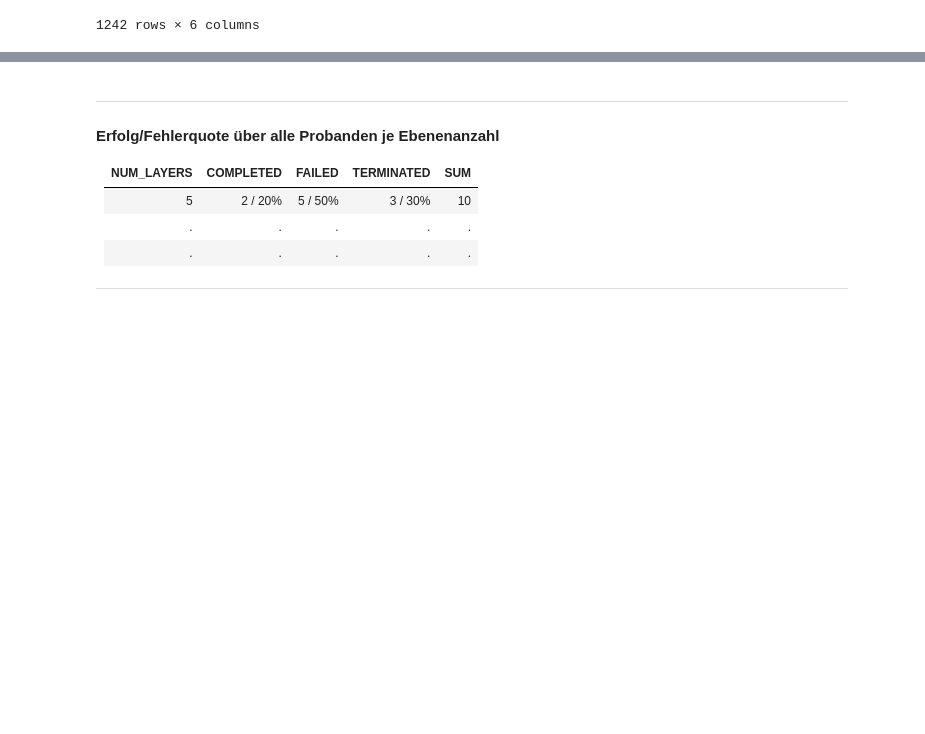
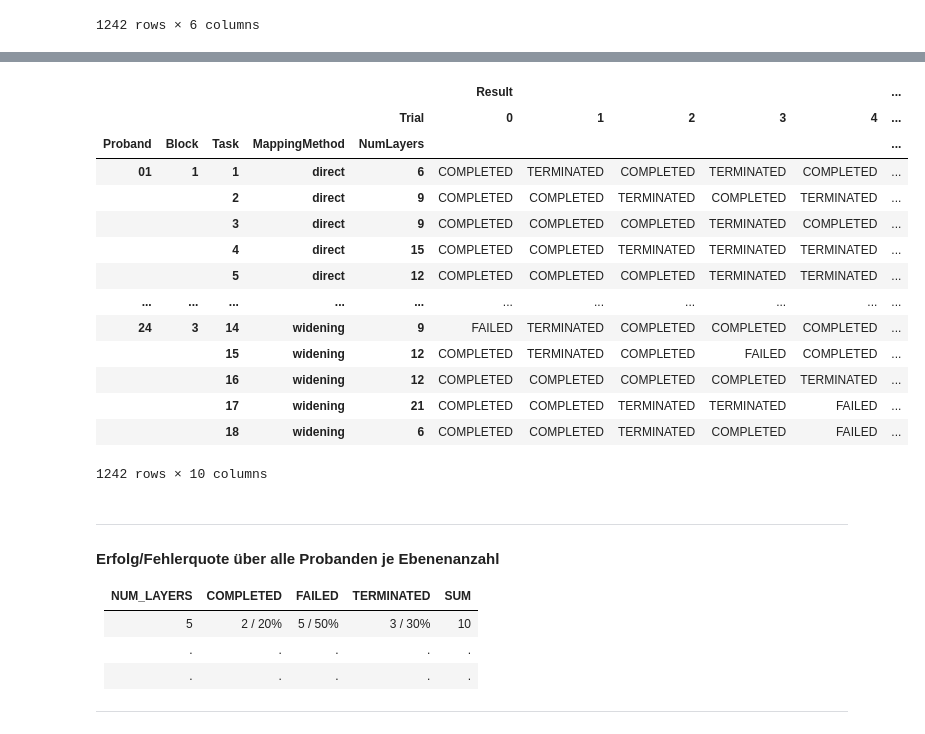
Before and after one commit to visualengineers/reflex-avi2022-results, a Jupyter notebook: code/zelasto study.ipynb, the cells around one changed output, grey strips where cells are left out. Saved outputs shown, nothing was run; the diff lists cells and outputs as text; code cells hidden in the pictures; blank space fills up the shorter version.

Commit message:
feature: added results pivoted

```diff
--- a/code/zelasto study.ipynb
+++ b/code/zelasto study.ipynb
@@ -460,3 +468,36 @@ pivot.to_csv(r'times_repeat.csv',sep= ";")
+# %%
+pivot = allResults.pivot(index=["Proband", "Block", "Task", "MappingMethod", "NumLayers"], columns="Trial", values=["Result", "Result_Numeric"] )
+
+# print(end_times.columns)
+# print(end_times.index)
+
+# display(pivot.columns.names)
+# print(pivot.index.names)
+
+# creating the multiIndex...
+m_idx = pd.MultiIndex.from_frame(pivot)
+
+# print(m_idx.get_level_values(0))
+
+display(pivot)
+
+pivot.to_csv(r'results_repeat.csv',sep= ";")
+# %% [output]
+|  |  |  |  |  | Result |  |  |  |  | ... |
+|  |  |  |  | Trial | 0 | 1 | 2 | 3 | 4 | ... |
+| Proband | Block | Task | MappingMethod | NumLayers |  |  |  |  |  | ... |
+| 01 | 1 | 1 | direct | 6 | COMPLETED | TERMINATED | COMPLETED | TERMINATED | COMPLETED | ... |
+|  |  | 2 | direct | 9 | COMPLETED | COMPLETED | TERMINATED | COMPLETED | TERMINATED | ... |
+|  |  | 3 | direct | 9 | COMPLETED | COMPLETED | COMPLETED | TERMINATED | COMPLETED | ... |
+|  |  | 4 | direct | 15 | COMPLETED | COMPLETED | TERMINATED | TERMINATED | TERMINATED | ... |
+|  |  | 5 | direct | 12 | COMPLETED | COMPLETED | COMPLETED | TERMINATED | TERMINATED | ... |
+| ... | ... | ... | ... | ... | ... | ... | ... | ... | ... | ... |
+| 24 | 3 | 14 | widening | 9 | FAILED | TERMINATED | COMPLETED | COMPLETED | COMPLETED | ... |
+|  |  | 15 | widening | 12 | COMPLETED | TERMINATED | COMPLETED | FAILED | COMPLETED | ... |
+|  |  | 16 | widening | 12 | COMPLETED | COMPLETED | COMPLETED | COMPLETED | TERMINATED | ... |
+|  |  | 17 | widening | 21 | COMPLETED | COMPLETED | TERMINATED | TERMINATED | FAILED | ... |
+|  |  | 18 | widening | 6 | COMPLETED | COMPLETED | TERMINATED | COMPLETED | FAILED | ... |
+1242 rows × 10 columns
 # %% [markdown]
 ---
 #### Erfolg/Fehlerquote über alle Probanden je Ebenenanzahl
```
Also changed, not shown: parts of 1 cell of this notebook, 1 other file.
